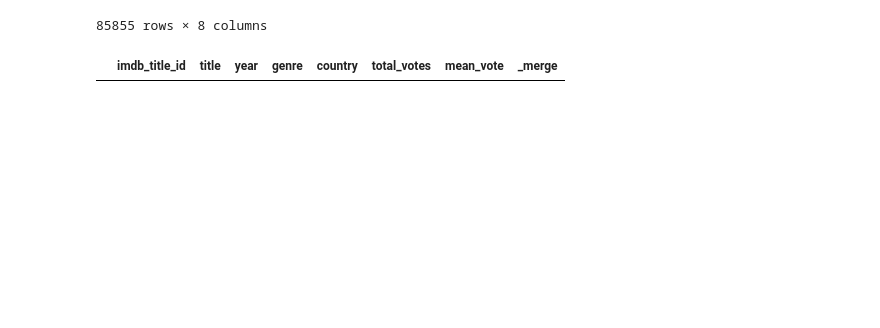
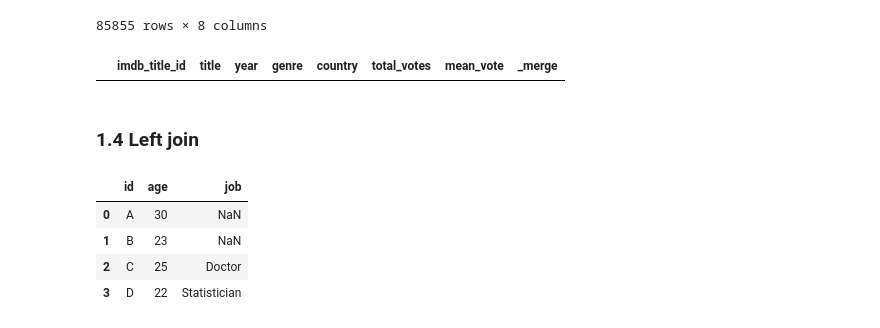
Before and after one commit to manishkr6/Learning-Data-Science, a Jupyter notebook: 07.Merging and Concatenating DataFrames/Joins.ipynb, the cells around one changed output. Cells and saved outputs as stored; diff of their text form; code cells hidden in the pictures; blank space fills up the shorter version.

```diff
--- a/07.Merging and Concatenating DataFrames/Joins.ipynb
+++ b/07.Merging and Concatenating DataFrames/Joins.ipynb
@@ -159,3 +159,13 @@ df_movies.merge(df_ratings, on='imdb_title_id', how='outer',
                 indicator=True).query("_merge=='left_only' or _merge=='right_only'")
 # %% [output]
 |  | imdb_title_id | title | year | genre | country | total_votes | mean_vote | _merge |
+# %% [markdown]
+### 1.4 Left join
+# %%
+df1.merge(df2, on='id', how='left')
+# %% [output]
+|  | id | age | job |
+| 0 | A | 30 | NaN |
+| 1 | B | 23 | NaN |
+| 2 | C | 25 | Doctor |
+| 3 | D | 22 | Statistician |
```
Also changed, not shown: parts of 28 cells of this notebook.
